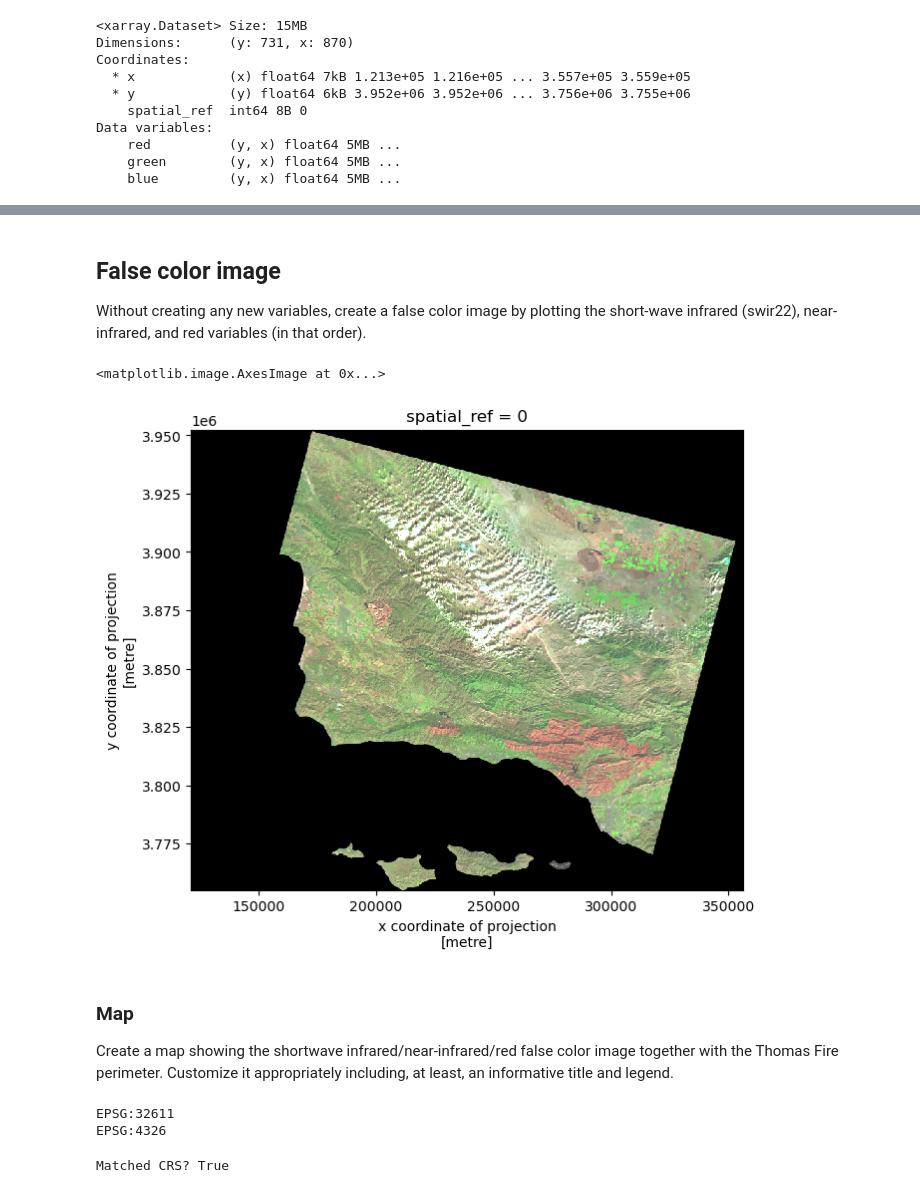
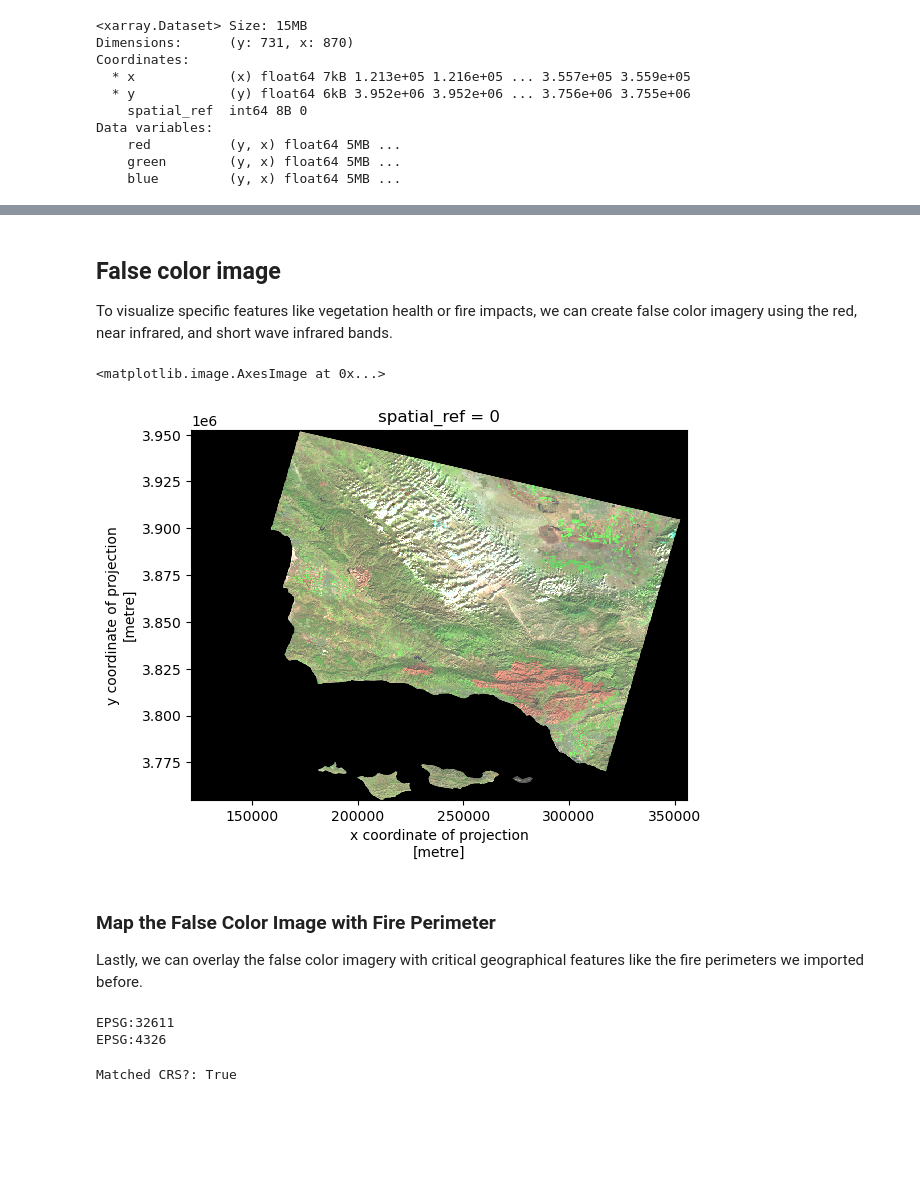
Before and after one commit to imsibaja/eds220-hw4, a Jupyter notebook: hwk4-task2-false-color-MORRIS-SIBAJA.ipynb, the cells around one changed output, grey strips where cells are left out. Drawn from its saved outputs; the diff is of its cells as text; code cells hidden in the pictures; blank space fills up the shorter version.

```diff
--- a/hwk4-task2-false-color-MORRIS-SIBAJA.ipynb
+++ b/hwk4-task2-false-color-MORRIS-SIBAJA.ipynb
@@ -162,19 +179,17 @@ The output of a) shows a black and white outline of the area we are working with
-# %% [markdown]
-## False color image
-
-Without creating any new variables, create a false color image by plotting the short-wave infrared (swir22), near-infrared, and red variables (in that order).
+# %% [markdown]
+## False color image
+
+To visualize specific features like vegetation health or fire impacts, we can create false color imagery using the red, near infrared, and short wave infrared bands.
 # %%
 # Visualize with false color plot
-landsat_df[["swir22", "nir08", "red"]].to_array().plot.imshow(size=6,  # Plot's height in inches
-                aspect=landsat_rgb_acpect_ratio,  # Ratio of width/height
-                robust=True)
+landsat_df[["swir22", "nir08", "red"]].to_array().plot.imshow(robust=True)
 # %% [output]
 <matplotlib.image.AxesImage at 0x...>
-[figure, old version]
+[figure, new version]
-# %% [markdown]
-### Map
-
-Create a map showing the shortwave infrared/near-infrared/red false color image together with the Thomas Fire perimeter. Customize it appropriately including, at least, an informative title and legend.
+# %% [markdown]
+### Map the False Color Image with Fire Perimeter
+
+Lastly, we can overlay the false color imagery with critical geographical features like the fire perimeters we imported before.
 # %%
 # Compare CRS
 print(landsat_df.rio.crs)
@@ -185,8 +200,8 @@ EPSG:4326
 # %%
 # Reproject AOI to RGB CRS
 thomas_2017 = thomas_2017.to_crs(landsat_df.rio.crs)
-print('Matched CRS?',  landsat_df.rio.crs == thomas_2017.crs)
+print('Matched CRS?:',  landsat_df.rio.crs == thomas_2017.crs)
 # %% [output]
-Matched CRS? True
+Matched CRS?: True
 # %%
 # Plot of false color raster with buffer overlay
```
Also changed, not shown: parts of 27 cells of this notebook, 1 other file.
